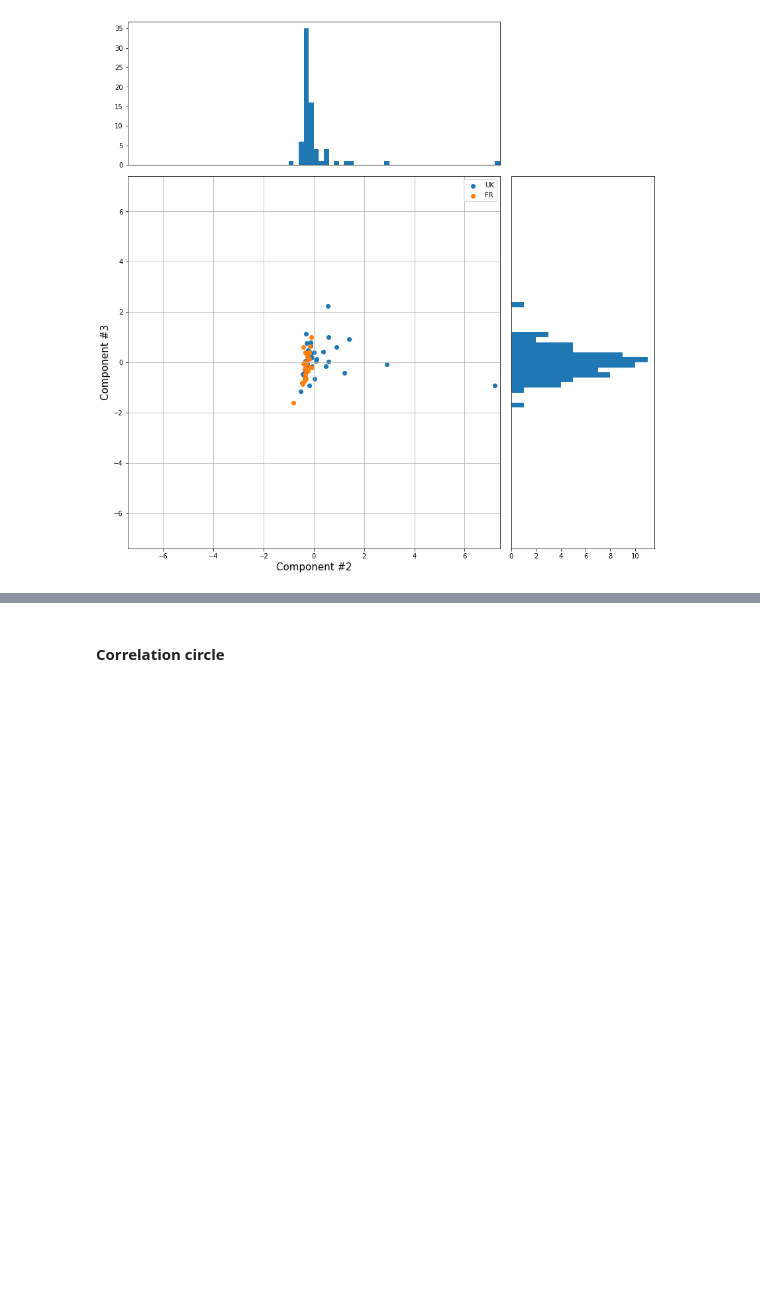
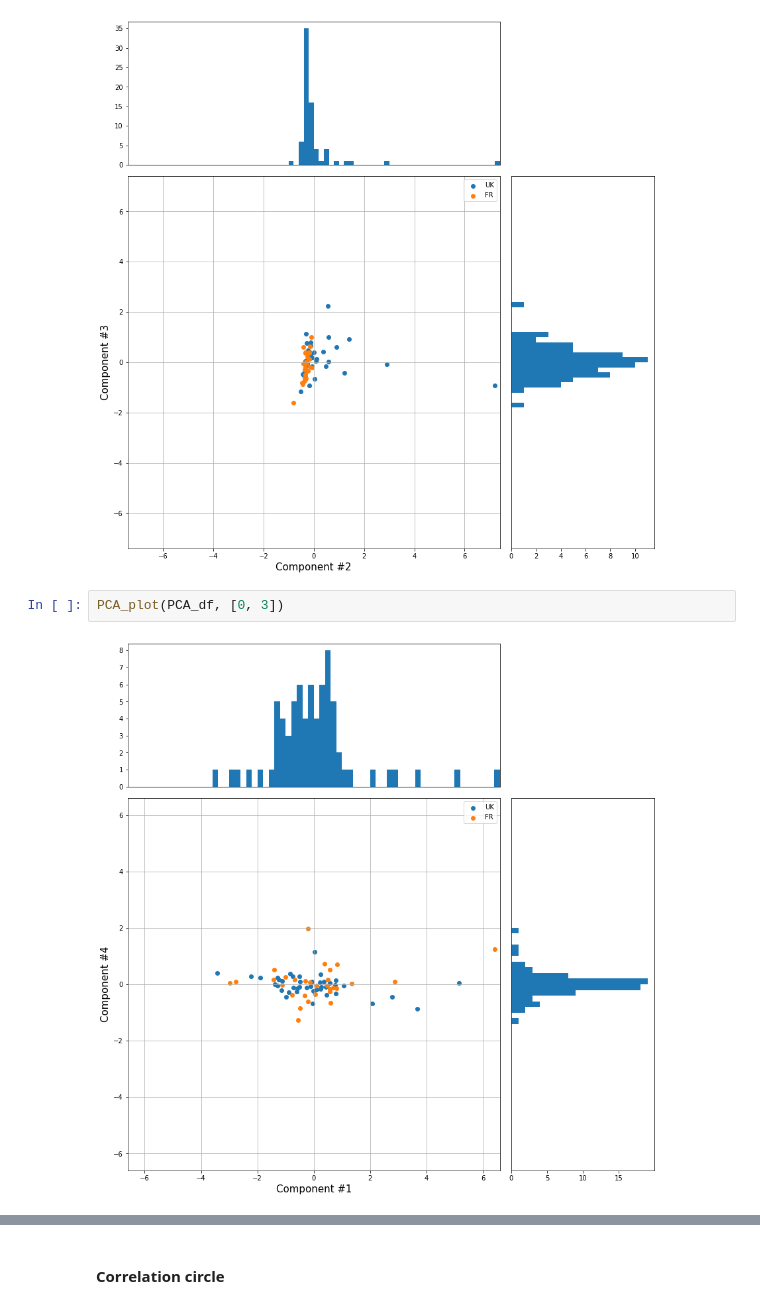
Before and after one commit to donaca/COVID19PM2.5, a Jupyter notebook: Real_data.ipynb, the cells around one changed output, grey strips where cells are left out. Saved outputs shown, nothing was run; the diff lists cells and outputs as text; blank space fills up the shorter version.

```diff
--- a/Real_data.ipynb
+++ b/Real_data.ipynb
@@ -196,3 +197,7 @@ PCA_plot(PCA_df, [0, 2])
 PCA_plot(PCA_df, [1, 2])
 # %% [output]
 [figure]
+# %%
+PCA_plot(PCA_df, [0, 3])
+# %% [output]
+[figure, added]
```
Also changed, not shown: parts of 4 cells of this notebook.
